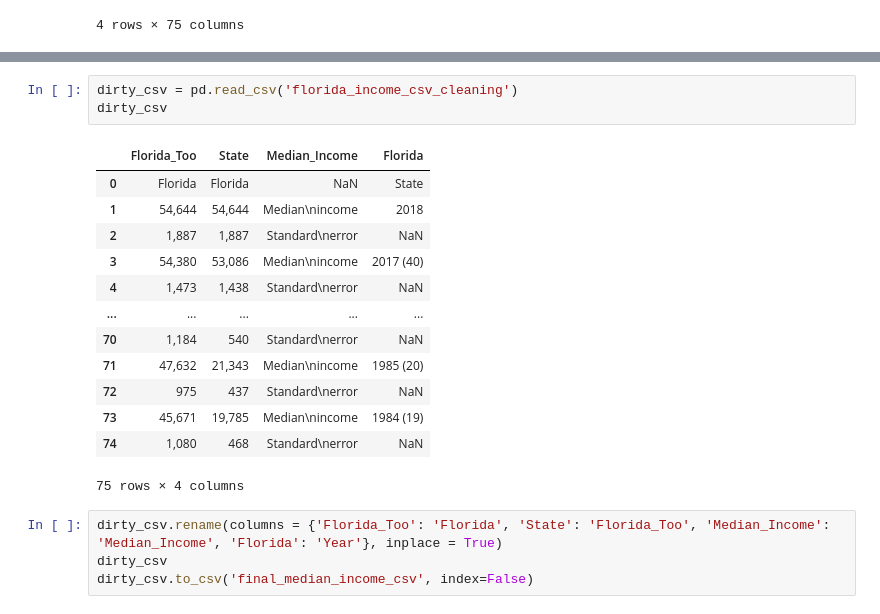
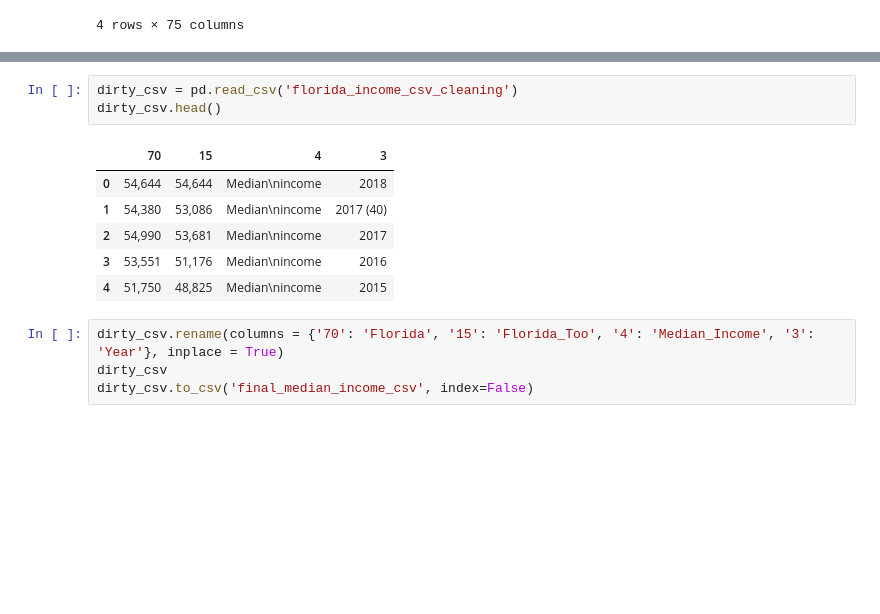
Before and after one commit to gamem001/etl_housing, a Jupyter notebook: asia/incomes.ipynb, the cells around one changed output, grey strips where cells are left out. Drawn from its saved outputs; the diff is of its cells as text; blank space fills up the shorter version.

```diff
--- a/asia/incomes.ipynb
+++ b/asia/incomes.ipynb
@@ -78,22 +85,15 @@ arbitrary
 # %%
 dirty_csv = pd.read_csv('florida_income_csv_cleaning')
-dirty_csv
+dirty_csv.head()
 # %% [output]
-|  | Florida_Too | State | Median_Income | Florida |
-| 0 | Florida | Florida | NaN | State |
-| 1 | 54,644 | 54,644 | Median\nincome | 2018 |
-| 2 | 1,887 | 1,887 | Standard\nerror | NaN |
-| 3 | 54,380 | 53,086 | Median\nincome | 2017 (40) |
-| 4 | 1,473 | 1,438 | Standard\nerror | NaN |
-| ... | ... | ... | ... | ... |
-| 70 | 1,184 | 540 | Standard\nerror | NaN |
-| 71 | 47,632 | 21,343 | Median\nincome | 1985 (20) |
-| 72 | 975 | 437 | Standard\nerror | NaN |
-| 73 | 45,671 | 19,785 | Median\nincome | 1984 (19) |
-| 74 | 1,080 | 468 | Standard\nerror | NaN |
+|  | 70 | 15 | 4 | 3 |
+| 0 | 54,644 | 54,644 | Median\nincome | 2018 |
+| 1 | 54,380 | 53,086 | Median\nincome | 2017 (40) |
+| 2 | 54,990 | 53,681 | Median\nincome | 2017 |
+| 3 | 53,551 | 51,176 | Median\nincome | 2016 |
+| 4 | 51,750 | 48,825 | Median\nincome | 2015 |
-75 rows × 4 columns
 # %%
-dirty_csv.rename(columns = {'Florida_Too': 'Florida', 'State': 'Florida_Too', 'Median_Income': 'Median_Income', 'Florida': 'Year'}, inplace = True)
+dirty_csv.rename(columns = {'70': 'Florida', '15': 'Florida_Too', '4': 'Median_Income', '3': 'Year'}, inplace = True)
 dirty_csv
 dirty_csv.to_csv('final_median_income_csv', index=False)
 # %%
```
Also changed, not shown: parts of 9 cells of this notebook.
